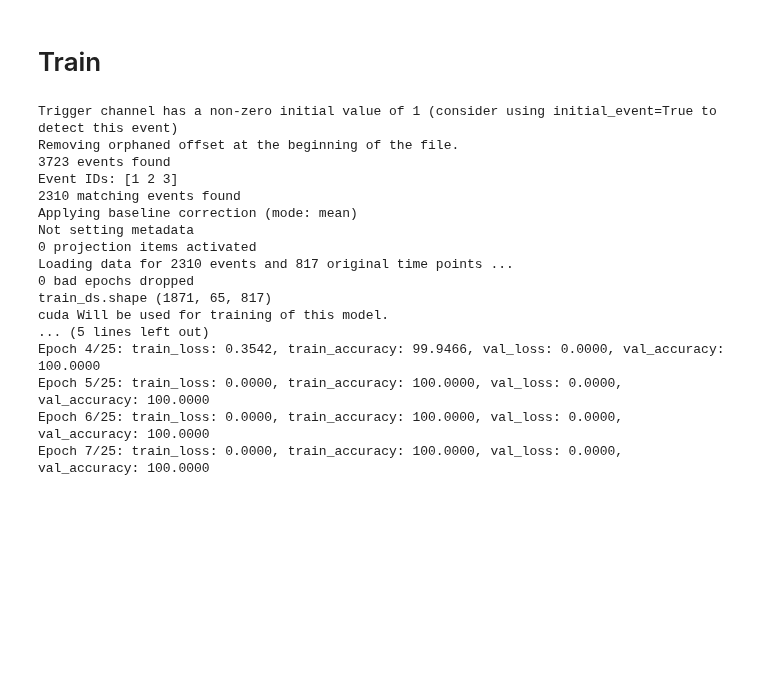
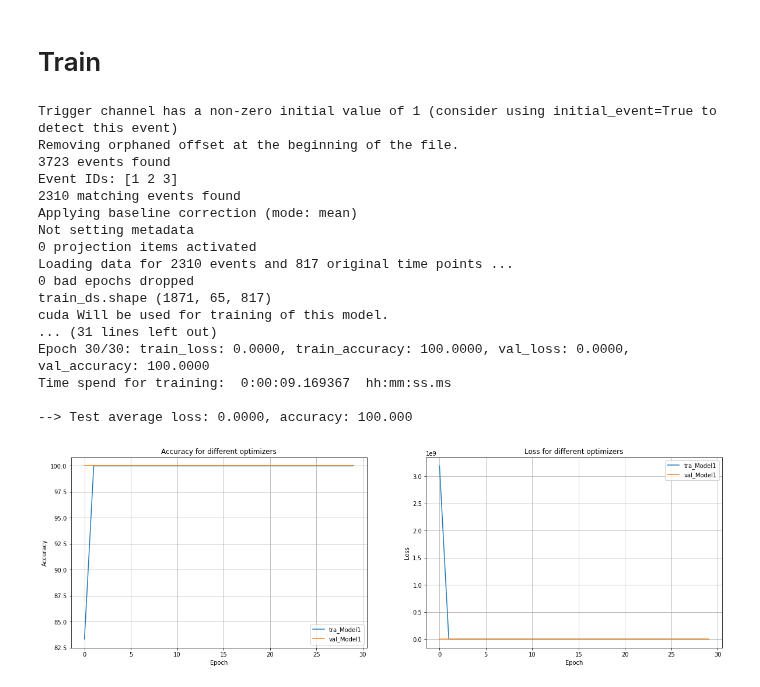
Before and after one commit to jpenalve/MLcourseProject, a Jupyter notebook: ProjectCode/Main.ipynb, the cells around one changed output. Drawn from its saved outputs; the diff is of its cells as text; code cells hidden in the pictures; blank space fills up the shorter version.

Commit message:
Added training progress plotters.

```diff
--- a/ProjectCode/Main.ipynb
+++ b/ProjectCode/Main.ipynb
@@ -33,12 +33,12 @@ myList = configs_ozhan.list_of_configs
 # %%
 for my_cfg in myList:
     """LOAD RAW DATA"""
-    epoched = get_epoched_data(my_cfg)
+    epoched, edf_list = get_epoched_data(my_cfg)
 
     """SHOW DATA"""
     # Show some sample EEG data if desired
     if my_cfg.show_eeg_sample_plot:
-        eeg_sample_plot(my_cfg.subjectIdx_to_plot, my_cfg.seconds_to_plot, my_cfg.channels_to_plot, my_cfg.raw_EDF_list)
+        eeg_sample_plot(my_cfg.subjectIdx_to_plot, my_cfg.seconds_to_plot, my_cfg.channels_to_plot, edf_list)
     if my_cfg.show_events_distribution:
         events_distribution_plot(epoched.events)
 
@@ -71,39 +71,47 @@ for my_cfg in myList:
     input_dimension_ = train_ds.data.shape[1] * train_ds.data.shape[2]
 
     """CLASSIFICATION"""
+
+    training_curves = {}
+
     # Get the model
     model_untrained = get_nn_model(my_cfg.nn_list[my_cfg.nn_selection_idx], input_dimension=input_dimension_,
                                    output_dimension=len(my_cfg.selected_classes))
 
     # Get the optimizer
     optimizer = get_optimizer(my_cfg.optimizer_list[my_cfg.optimizer_selection_idx], my_cfg.learning_rate,
                               model_untrained.parameters(), my_cfg.momentum, my_cfg.weight_decay)
 
     # Train and show validation loss
     train_losses, train_accuracies, val_losses, val_accuracies, model_trained, time_spent_for_training_s =\
         fit(train_dl, val_dl, model_untrained, optimizer, my_cfg.loss_fn, my_cfg.num_of_epochs)
 
+    curves = train_losses, train_accuracies, val_losses, val_accuracies, model_trained, time_spent_for_training_s
+    training_curves['Model1'] = curves
+    plot_all_metrics(training_curves)
+
     # Test the net
     test_loss, test_accuracy = test(model_trained, test_dl, my_cfg.loss_fn, print_loss=True)
 
     # Store the results
     results_storer.store_results(my_cfg, model_trained, optimizer, test_loss, test_accuracy, train_losses,
                                  train_accuracies, time_spent_for_training_s, val_losses, val_accuracies)
 # %% [output]
 Trigger channel has a non-zero initial value of 1 (consider using initial_event=True to detect this event)
 Removing orphaned offset at the beginning of the file.
 3723 events found
 Event IDs: [1 2 3]
 2310 matching events found
 Applying baseline correction (mode: mean)
 Not setting metadata
 0 projection items activated
 Loading data for 2310 events and 817 original time points ...
 0 bad epochs dropped
 train_ds.shape (1871, 65, 817)
 cuda Will be used for training of this model.
-... (5 lines left out)
-Epoch 4/25: train_loss: 0.3542, train_accuracy: 99.9466, val_loss: 0.0000, val_accuracy: 100.0000
-Epoch 5/25: train_loss: 0.0000, train_accuracy: 100.0000, val_loss: 0.0000, val_accuracy: 100.0000
-Epoch 6/25: train_loss: 0.0000, train_accuracy: 100.0000, val_loss: 0.0000, val_accuracy: 100.0000
-Epoch 7/25: train_loss: 0.0000, train_accuracy: 100.0000, val_loss: 0.0000, val_accuracy: 100.0000
+... (31 lines left out)
+Epoch 30/30: train_loss: 0.0000, train_accuracy: 100.0000, val_loss: 0.0000, val_accuracy: 100.0000
+Time spend for training:  0:00:09.169367  hh:mm:ss.ms
+
+--> Test average loss: 0.0000, accuracy: 100.000
+[figure, added]
```
Also changed, not shown: parts of 1 cell of this notebook, 3 other files.
